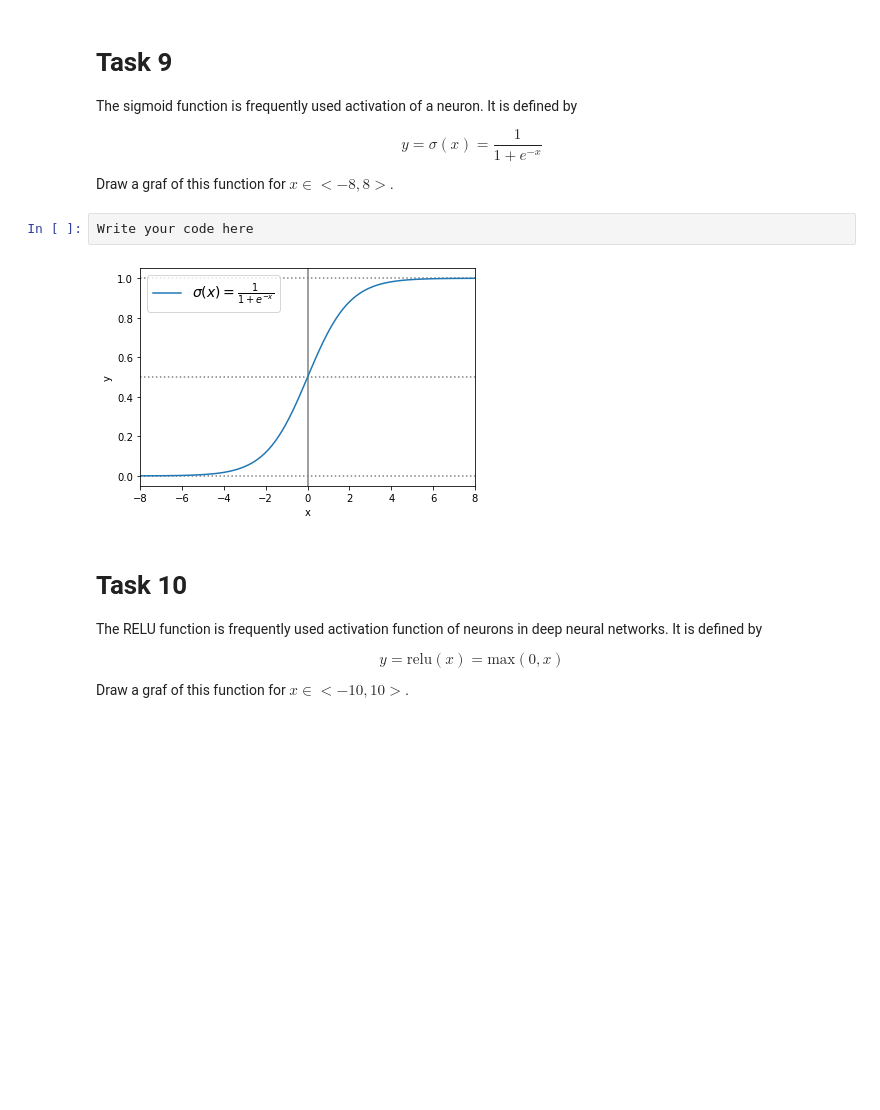
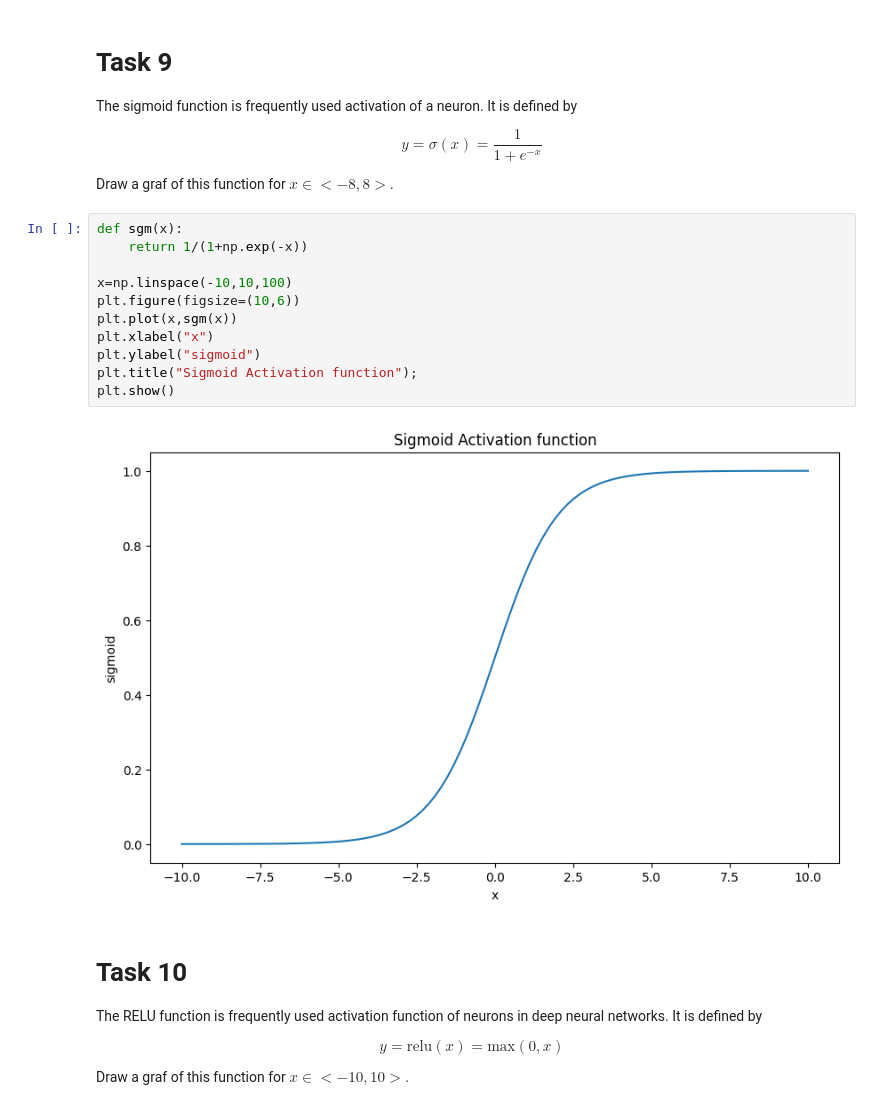
Before and after one commit to nandunair99/Machine-Learning-Exercise, a Jupyter notebook: lab-1-stud.ipynb, the cells around one changed output. Cells and saved outputs as stored; diff of their text form; blank space fills up the shorter version.

```diff
--- a/lab-1-stud.ipynb
+++ b/lab-1-stud.ipynb
@@ -291,9 +309,18 @@ $$y=\sigma(x)=\frac{1}{1+e^{-x}}$$
 
 Draw a graf of this function for $x\in <-8,8>$.
 # %%
-Write your code here
+def sgm(x):
+    return 1/(1+np.exp(-x))
+
+x=np.linspace(-10,10,100)
+plt.figure(figsize=(10,6))
+plt.plot(x,sgm(x))
+plt.xlabel("x")
+plt.ylabel("sigmoid")
+plt.title("Sigmoid Activation function");
+plt.show()
 # %% [output]
-[figure, old version]
+[figure, new version]
 # %% [markdown]
 # Task 10
 
```
Also changed, not shown: parts of 13 cells of this notebook.
